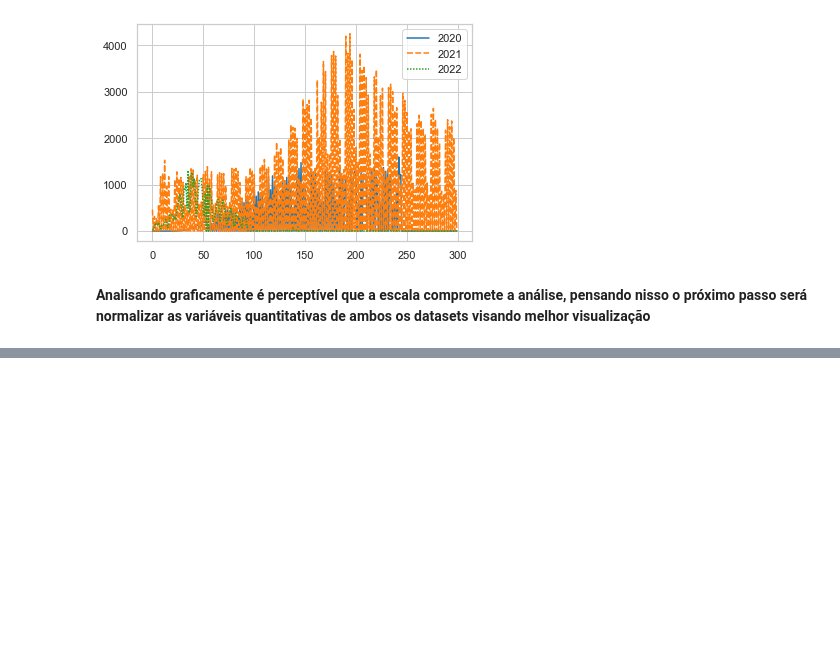
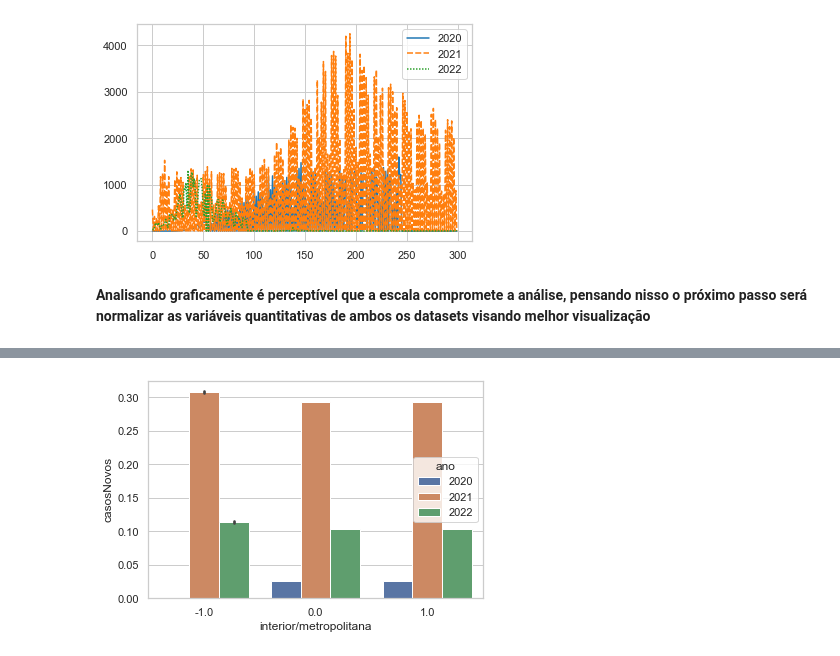
Before and after one commit to Fernando-7/COVID-19, a Jupyter notebook: Análise COVID-19.ipynb, the cells around one changed output, grey strips where cells are left out. Drawn from its saved outputs; the diff is of its cells as text; code cells hidden in the pictures; blank space fills up the shorter version.

```diff
--- a/Análise COVID-19.ipynb
+++ b/Análise COVID-19.ipynb
@@ -330,0 +379,11 @@ sns.lineplot(data=data, palette="tab10")
+# %%
+cvd_2020_1['ano'] = '2020'
+cvd_2021_1['ano'] = '2021'
+cvd_2022_1['ano'] = '2022'
+
+result = pd.concat([cvd_2020_1,cvd_2021_1,cvd_2022_1])
+# %%
+sns.set_theme(style="whitegrid")
+ax = sns.barplot(x="interior/metropolitana", y="casosNovos", hue="ano", data=result)
+# %% [output]
+[figure, added]
```
Also changed, not shown: parts of 10 cells of this notebook.
